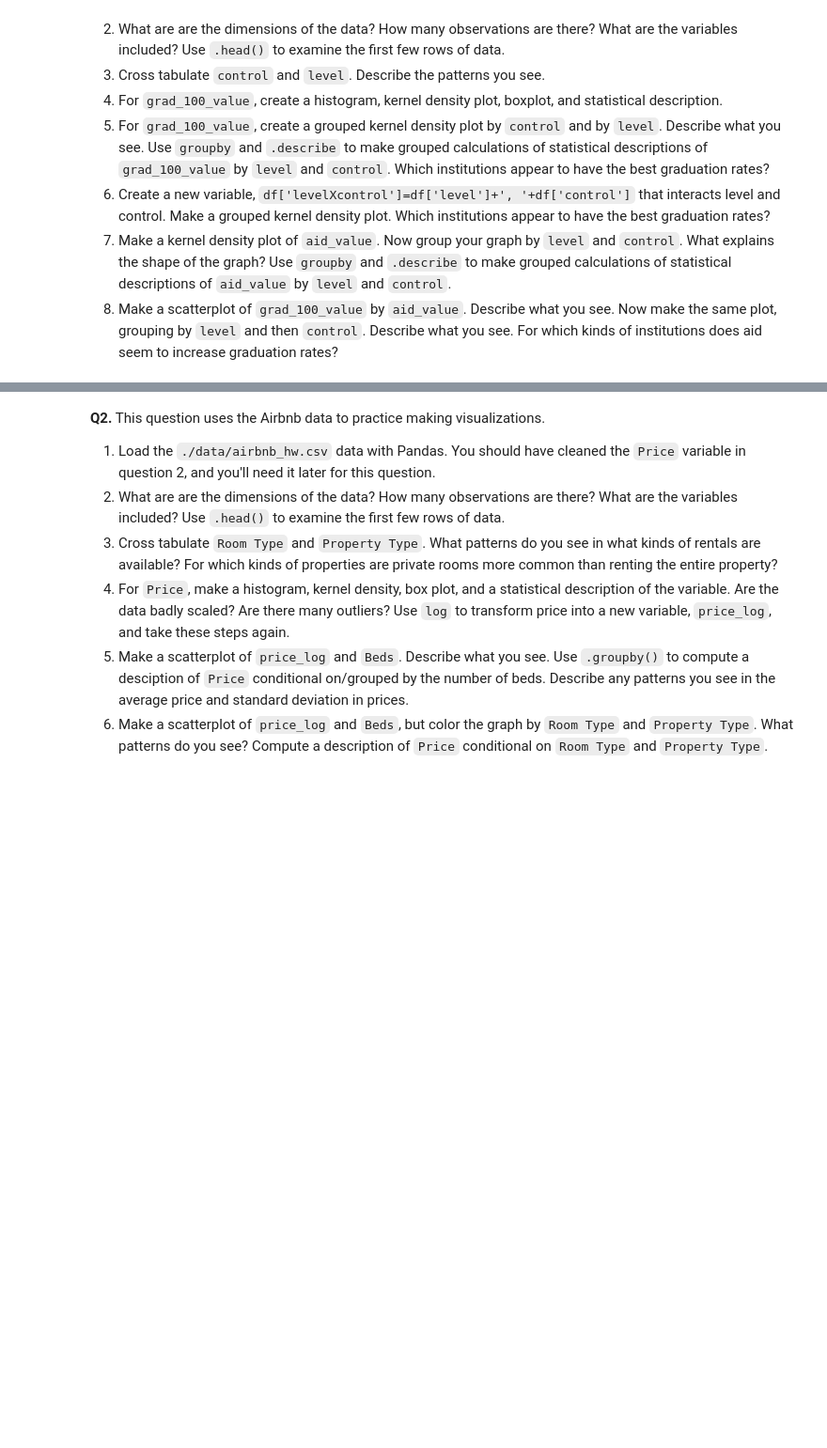
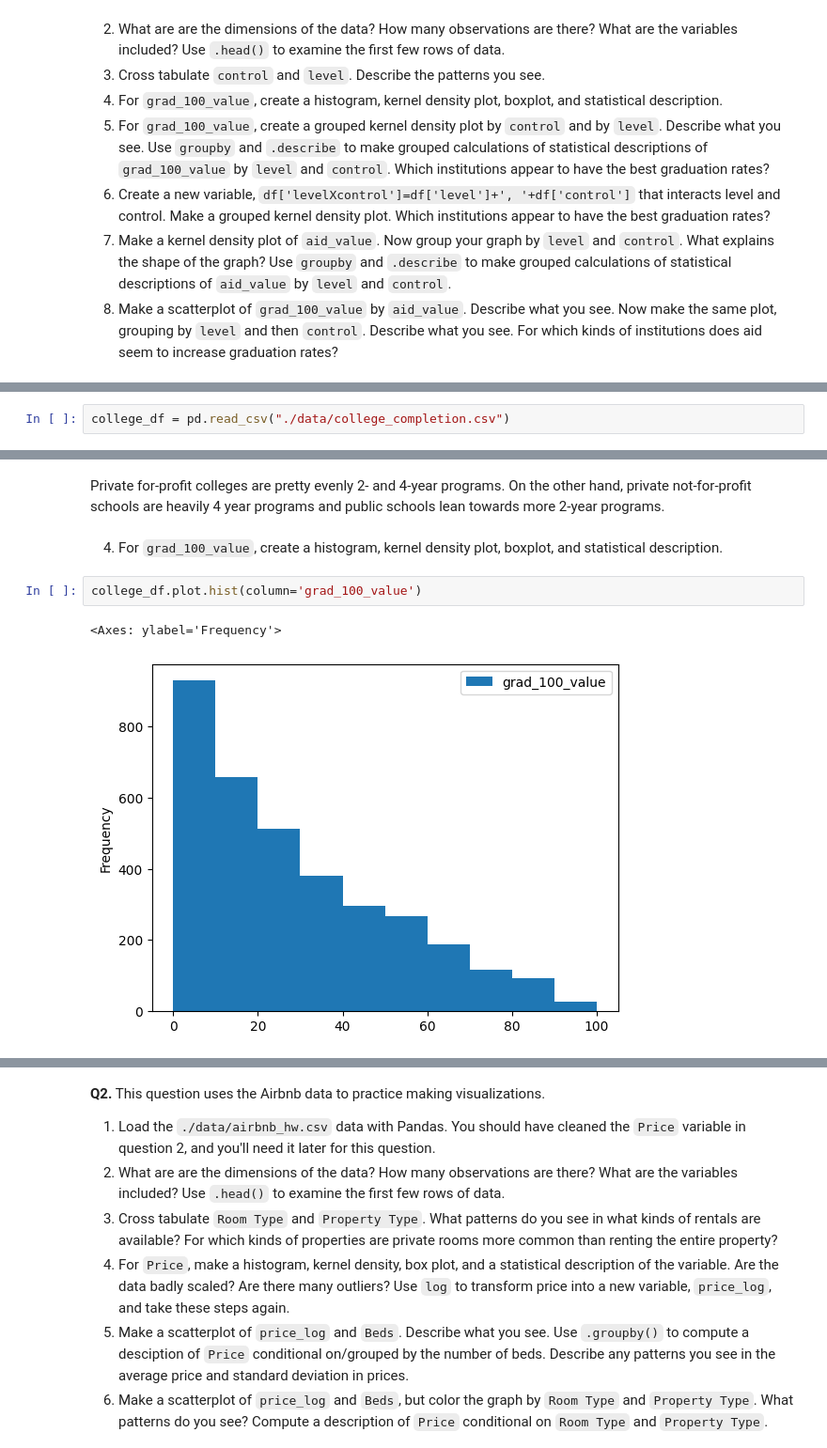
Before and after one commit to evaterry4/visualization, a Jupyter notebook: assignment/assignment.ipynb, the cells around one changed output, grey strips where cells are left out. Shown at 94% size. Saved outputs shown, nothing was run; the diff lists cells and outputs as text; blank space fills up the shorter version.

```diff
--- a/assignment/assignment.ipynb
+++ b/assignment/assignment.ipynb
@@ -21,0 +27,2 @@ The "relevant" variables for this question are:
+# %%
+college_df = pd.read_csv("./data/college_completion.csv")
@@ -21,0 +71,9 @@ The "relevant" variables for this question are:
+# %% [markdown]
+Private for-profit colleges are pretty evenly 2- and 4-year programs. On the other hand, private not-for-profit schools are heavily 4 year programs and public schools lean towards more 2-year programs.
+# %% [markdown]
+4. For `grad_100_value`, create a histogram, kernel density plot, boxplot, and statistical description.
+# %%
+college_df.plot.hist(column='grad_100_value')
+# %% [output]
+<Axes: ylabel='Frequency'>
+[figure, added]
```
Also changed, not shown: parts of 34 cells of this notebook.
